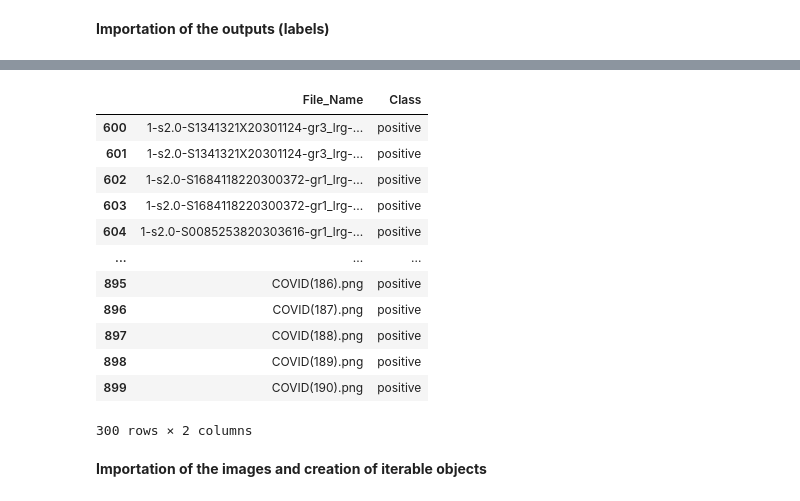
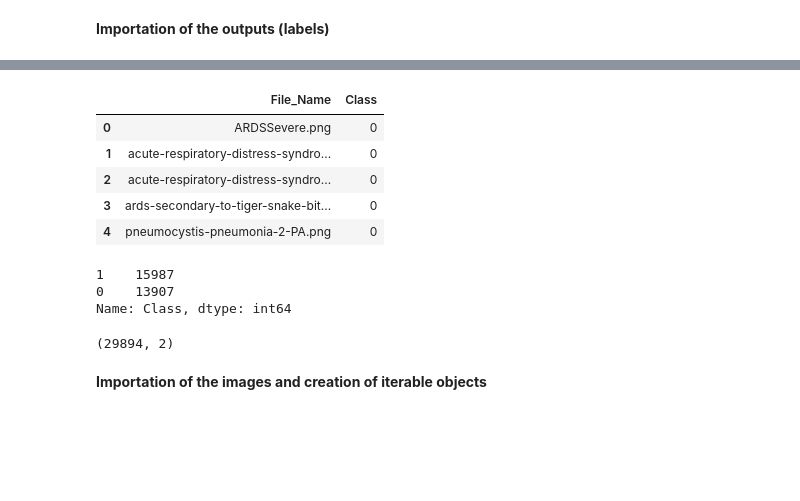
Before and after one commit to alexiaMallet/Team23_Project_CS491, a Jupyter notebook: [Team23]_Project_CS491.ipynb, the cells around one changed output, grey strips where cells are left out. Saved outputs shown, nothing was run; the diff lists cells and outputs as text; code cells hidden in the pictures; blank space fills up the shorter version.

```diff
--- a/[Team23]_Project_CS491.ipynb
+++ b/[Team23]_Project_CS491.ipynb
@@ -115,29 +233,43 @@ __Importation of the outputs (labels)__
 # %%
+# path_train = 'C:/Users/Alexia85/Documents/KAIST/Cours/CS491/Project/archive/train.txt'
+# train.txt is the updated txt file without the images that computed an error when reading them
 path_train = 'C:/Users/Alexia85/Documents/KAIST/Cours/CS491/Project/archive/train.txt'
 train_labels = pd.read_csv(path_train, sep=" ", header=None)
 train_labels.columns=['PatientId', 'File_Name', 'Class', 'Data_Source'] # Given in the data description
 train_labels=train_labels.drop(['PatientId', 'Data_Source'], axis=1 ) # Don't need the id of the patient or the data source
+# We want an output of 1 for postive and 0 for negative
+def binary_transform(var) :
+    if(var == 'positive') :
+        return (1)
+    else :
+        return(0)
+train_labels['Class'] = train_labels['Class'].apply(binary_transform)
 
 path_test = 'C:/Users/Alexia85/Documents/KAIST/Cours/CS491/Project/archive/test.txt'
 test_labels = pd.read_csv(path_test, sep=" ", header=None)
 test_labels.columns=['PatientId', 'File_Name', 'Class', 'Data_Source'] # Given in the data description
 test_labels=test_labels.drop(['PatientId', 'Data_Source'], axis=1 ) # Don't need the id of the patient or the data source
+# We want an output of 1 for postive and 0 for negative
+test_labels['Class'] = test_labels['Class'].apply(binary_transform)
-# %%
-train_labels[600:900]
-# %% [output]
-|  | File_Name | Class |
-| 600 | 1-s2.0-S1341321X20301124-gr3_lrg-... | positive |
-| 601 | 1-s2.0-S1341321X20301124-gr3_lrg-... | positive |
-| 602 | 1-s2.0-S1684118220300372-gr1_lrg-... | positive |
-| 603 | 1-s2.0-S1684118220300372-gr1_lrg-... | positive |
-| 604 | 1-s2.0-S0085253820303616-gr1_lrg-... | positive |
-| ... | ... | ... |
-| 895 | COVID(186).png | positive |
-| 896 | COVID(187).png | positive |
-| 897 | COVID(188).png | positive |
-| 898 | COVID(189).png | positive |
-| 899 | COVID(190).png | positive |
-300 rows × 2 columns
+# %%
+train_labels.head()
+# %% [output]
+|  | File_Name | Class |
+| 0 | ARDSSevere.png | 0 |
+| 1 | acute-respiratory-distress-syndro... | 0 |
+| 2 | acute-respiratory-distress-syndro... | 0 |
+| 3 | ards-secondary-to-tiger-snake-bit... | 0 |
+| 4 | pneumocystis-pneumonia-2-PA.png | 0 |
+# %%
+train_labels['Class'].value_counts()
+# %% [output]
+1    15987
+0    13907
+Name: Class, dtype: int64
+# %%
+train_labels.shape
+# %% [output]
+(29894, 2)
 # %% [markdown]
 __Importation of the images and creation of iterable objects__
 # %%
```
Also changed, not shown: parts of 23 cells of this notebook.
